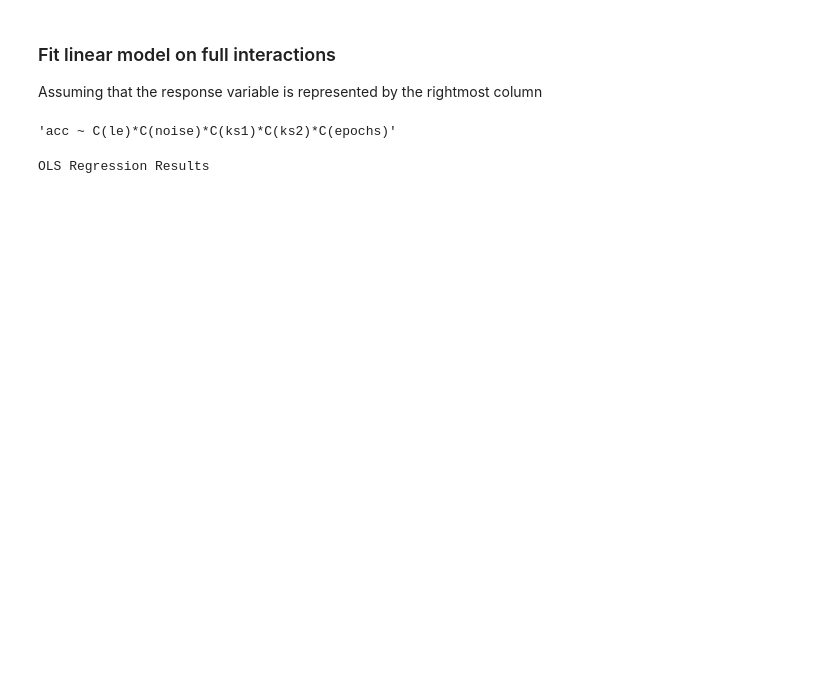
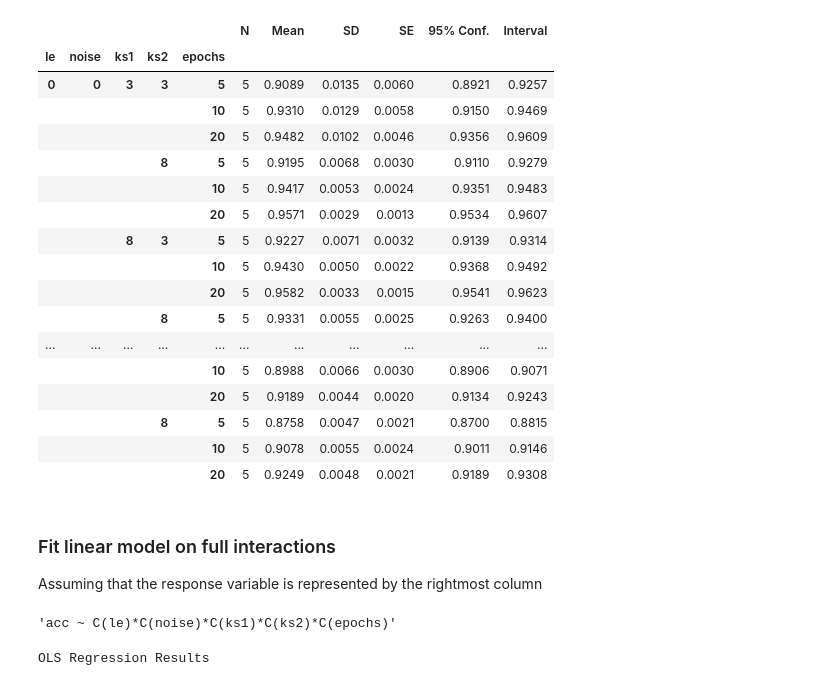
Before and after one commit to Lingkar/quantitative_performance_evaluation_group_6, a Jupyter notebook: outputs/analysis.ipynb, the cells around one changed output. Drawn from its saved outputs; the diff is of its cells as text; code cells hidden in the pictures; blank space fills up the shorter version.

Commit message:
Summary group_by

```diff
--- a/outputs/analysis.ipynb
+++ b/outputs/analysis.ipynb
@@ -6,5 +8,26 @@ from statsmodels.formula.api import ols
 # %%
 df = pd.read_table('raw_results.txt', sep='\t').drop(columns='rep')
+# %%
+rp.summary_cont(df.groupby(['le', 'noise', 'ks1', 'ks2', 'epochs']))['acc']
+# %% [output]
+|  |  |  |  |  | N | Mean | SD | SE | 95% Conf. | Interval |
+| le | noise | ks1 | ks2 | epochs |  |  |  |  |  |  |
+| 0 | 0 | 3 | 3 | 5 | 5 | 0.9089 | 0.0135 | 0.0060 | 0.8921 | 0.9257 |
+|  |  |  |  | 10 | 5 | 0.9310 | 0.0129 | 0.0058 | 0.9150 | 0.9469 |
+|  |  |  |  | 20 | 5 | 0.9482 | 0.0102 | 0.0046 | 0.9356 | 0.9609 |
+|  |  |  | 8 | 5 | 5 | 0.9195 | 0.0068 | 0.0030 | 0.9110 | 0.9279 |
+|  |  |  |  | 10 | 5 | 0.9417 | 0.0053 | 0.0024 | 0.9351 | 0.9483 |
+|  |  |  |  | 20 | 5 | 0.9571 | 0.0029 | 0.0013 | 0.9534 | 0.9607 |
+|  |  | 8 | 3 | 5 | 5 | 0.9227 | 0.0071 | 0.0032 | 0.9139 | 0.9314 |
+|  |  |  |  | 10 | 5 | 0.9430 | 0.0050 | 0.0022 | 0.9368 | 0.9492 |
+|  |  |  |  | 20 | 5 | 0.9582 | 0.0033 | 0.0015 | 0.9541 | 0.9623 |
+|  |  |  | 8 | 5 | 5 | 0.9331 | 0.0055 | 0.0025 | 0.9263 | 0.9400 |
+| ... | ... | ... | ... | ... | ... | ... | ... | ... | ... | ... |
+|  |  |  |  | 10 | 5 | 0.8988 | 0.0066 | 0.0030 | 0.8906 | 0.9071 |
+|  |  |  |  | 20 | 5 | 0.9189 | 0.0044 | 0.0020 | 0.9134 | 0.9243 |
+|  |  |  | 8 | 5 | 5 | 0.8758 | 0.0047 | 0.0021 | 0.8700 | 0.8815 |
+|  |  |  |  | 10 | 5 | 0.9078 | 0.0055 | 0.0024 | 0.9011 | 0.9146 |
+|  |  |  |  | 20 | 5 | 0.9249 | 0.0048 | 0.0021 | 0.9189 | 0.9308 |
 # %% [markdown]
 ### Fit linear model on full interactions
 Assuming that the response variable is represented by the rightmost column
```
Also changed, not shown: parts of 3 cells of this notebook.
